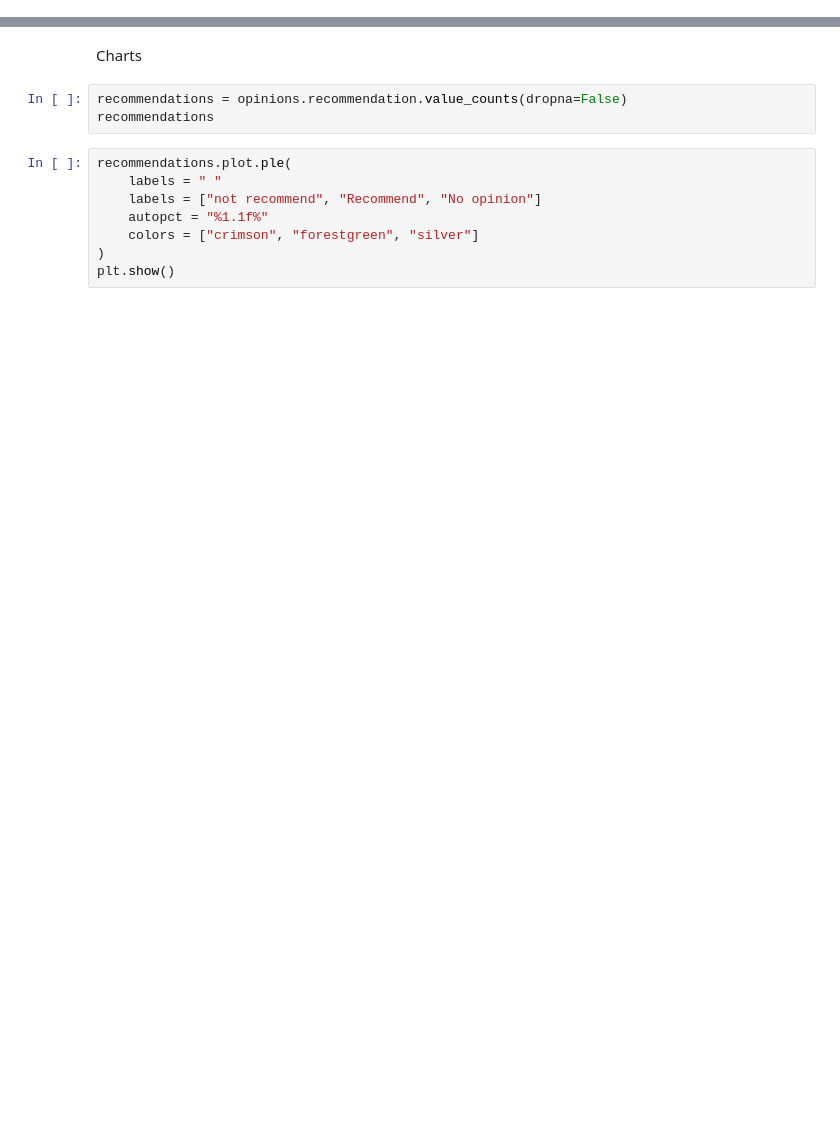
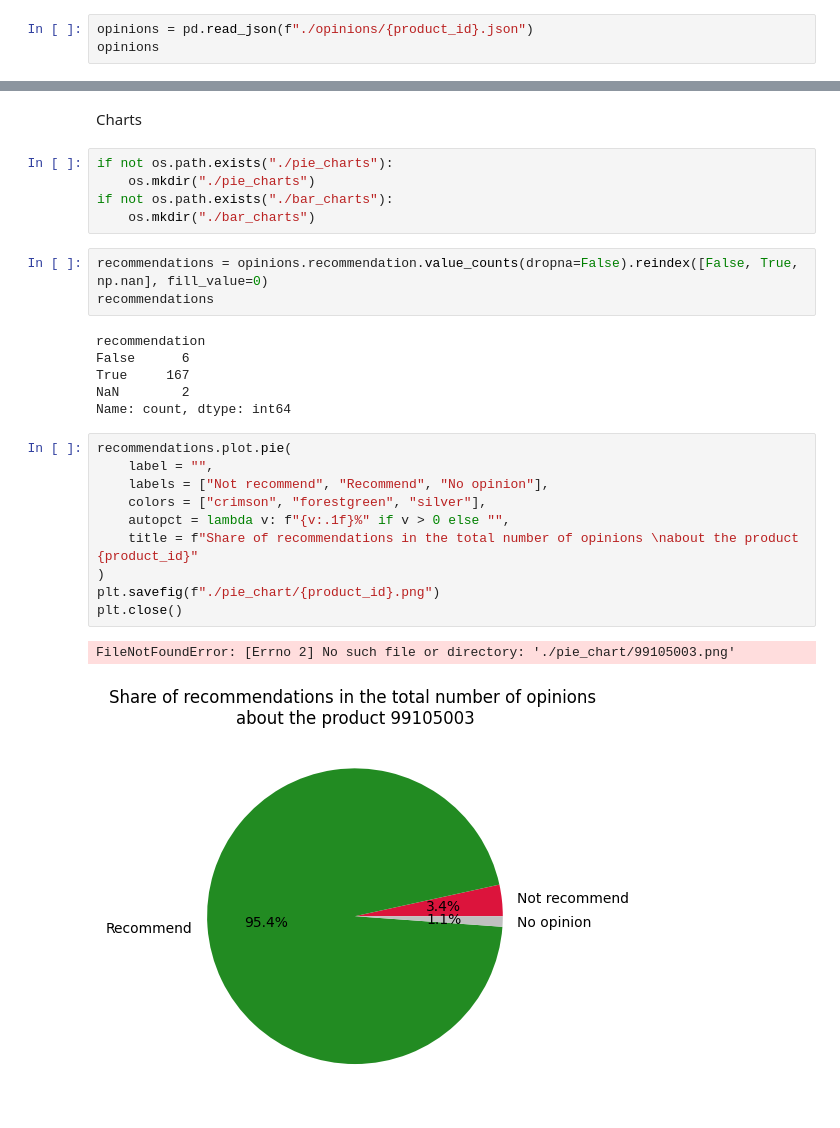
Before and after one commit to MaksymBykovets/CeneoScraper, a Jupyter notebook: analyzer.ipynb, the cells around one changed output, grey strips where cells are left out. Drawn from its saved outputs; the diff is of its cells as text; blank space fills up the shorter version.

```diff
--- a/analyzer.ipynb
+++ b/analyzer.ipynb
@@ -11,0 +14,3 @@ product_id = input("Enter a product code : ")
+# %%
+opinions = pd.read_json(f"./opinions/{product_id}.json")
+opinions
@@ -29,13 +70,29 @@ pros
 # %% [markdown]
 Charts
+# %%
+if not os.path.exists("./pie_charts"):
+    os.mkdir("./pie_charts")
+if not os.path.exists("./bar_charts"):
+    os.mkdir("./bar_charts")
 # %%
-recommendations = opinions.recommendation.value_counts(dropna=False)
+recommendations = opinions.recommendation.value_counts(dropna=False).reindex([False, True, np.nan], fill_value=0)
 recommendations
+# %% [output]
+recommendation
+False      6
+True     167
+NaN        2
+Name: count, dtype: int64
-# %%
-recommendations.plot.ple(
-    labels = " "
-    labels = ["not recommend", "Recommend", "No opinion"]
-    autopct = "%1.1f%"
-    colors = ["crimson", "forestgreen", "silver"]
-)
-plt.show()
+# %%
+recommendations.plot.pie(
+    label = "",
+    labels = ["Not recommend", "Recommend", "No opinion"],
+    colors = ["crimson", "forestgreen", "silver"],
+    autopct = lambda v: f"{v:.1f}%" if v > 0 else "",
+    title = f"Share of recommendations in the total number of opinions \nabout the product {product_id}"
+)
+plt.savefig(f"./pie_chart/{product_id}.png")
+plt.close()
+# %% [output]
+FileNotFoundError: [Errno 2] No such file or directory: './pie_chart/99105003.png'
+[figure, added]
```
Also changed, not shown: parts of 7 cells of this notebook, 2 other files.
